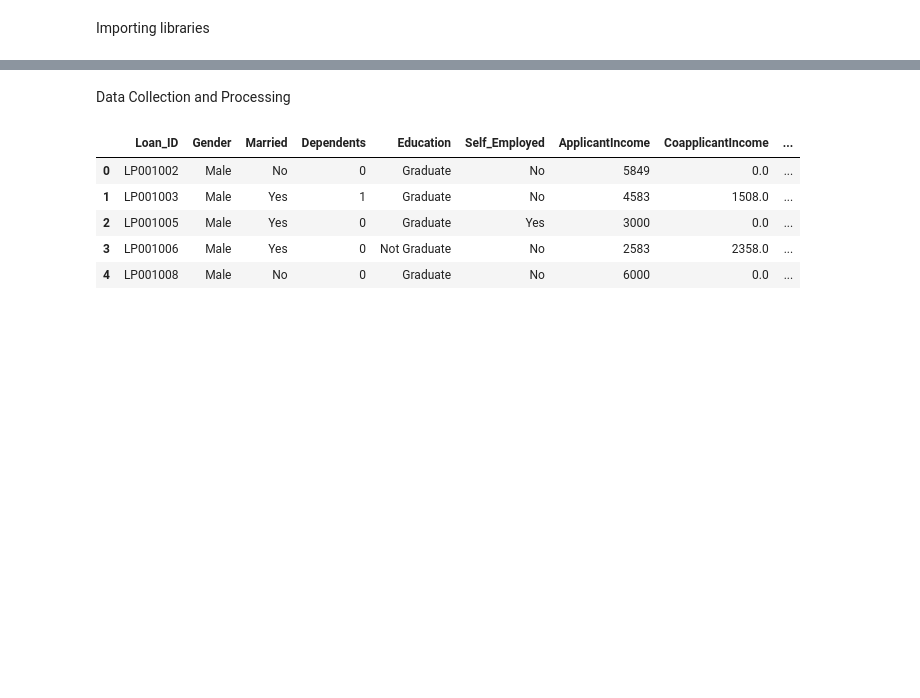
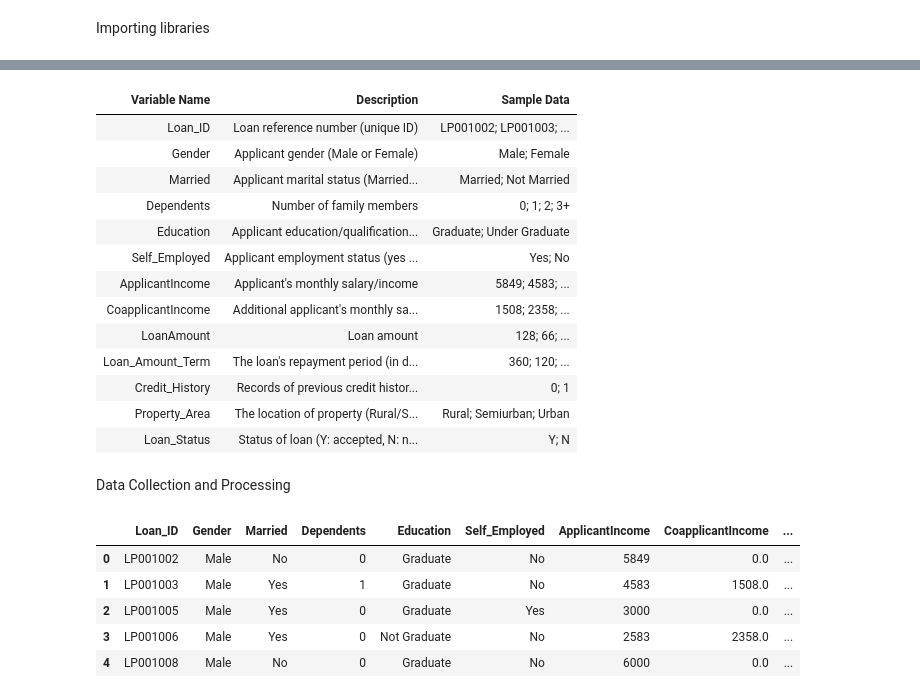
Before and after one commit to adhamashraf7788/Loan-Approval-Prediction, a Jupyter notebook: LogisticRegression.ipynb, the cells around one changed output, grey strips where cells are left out. Saved outputs shown, nothing was run; the diff lists cells and outputs as text; code cells hidden in the pictures; blank space fills up the shorter version.

```diff
--- a/LogisticRegression.ipynb
+++ b/LogisticRegression.ipynb
@@ -11,3 +13,103 @@ import seaborn as sns
+# %%
+from IPython.display import HTML
+
+# Define the HTML table as a string
+html_table = '''
+<table style="width:100%">
+<thead>
+<tr>
+<th style="text-align:center; font-weight: bold; font-size:14px">Variable Name</th>
+<th style="text-align:center; font-weight: bold; font-size:14px">Description</th>
+<th style="text-align:center; font-weight: bold; font-size:14px">Sample Data</th>
+</tr>
+</thead>
+<tbody>
+<tr>
+<td><b>Loan_ID</b></td>
+<td>Loan reference number <br> (unique ID)</td>
+<td>LP001002; LP001003; ...</td>
+</tr>
+<tr>
+<td><b>Gender</b></td>
+<td>Applicant gender <br> (Male or Female)</td>
+<td>Male; Female</td>
+</tr>
+<tr>
+<td><b>Married</b></td>
+<td>Applicant marital status <br> (Married or not married)</td>
+<td>Married; Not Married</td>
+</tr>
+<tr>
+<td><b>Dependents</b></td>
+<td>Number of family members</td>
+<td>0; 1; 2; 3+</td>
+</tr>
+<tr>
+<td><b>Education</b></td>
+<td>Applicant education/qualification <br> (graduate or not graduate)</td>
+<td>Graduate; Under Graduate</td>
+</tr>
+<tr>
+<td><b>Self_Employed</b></td>
+<td>Applicant employment status <br> (yes for self-employed, no for employed/others)</td>
+<td>Yes; No</td>
+</tr>
+<tr>
+<td><b>ApplicantIncome</b></td>
+<td>Applicant's monthly salary/income</td>
+<td>5849; 4583; ...</td>
+</tr>
+<tr>
+<td><b>CoapplicantIncome</b></td>
+<td>Additional applicant's monthly salary/income</td>
+<td>1508; 2358; ...</td>
+</tr>
+<tr>
+<td><b>LoanAmount</b></td>
+<td>Loan amount</td>
+<td>128; 66; ...</td>
+</tr>
+<tr>
+<td><b>Loan_Amount_Term</b></td>
+<td>The loan's repayment period (in days)</td>
+<td>360; 120; ...</td>
+</tr>
+<tr>
+<td><b>Credit_History</b></td>
+<td>Records of previous credit history <br> (0: bad credit history, 1: good credit history)</td>
+<td>0; 1</td>
+</tr>
+<tr>
+<td><b>Property_Area</b></td>
+<td>The location of property <br> (Rural/Semiurban/Urban)</td>
+<td>Rural; Semiurban; Urban</td>
+</tr>
+<tr>
+<td><b>Loan_Status</b></td>
+<td>Status of loan <br> (Y: accepted, N: not accepted)</td>
+<td>Y; N</td>
+</tr>
+</tbody>
+</table>
+'''
+
+# Display the HTML table
+display(HTML(html_table))
+# %% [output]
+| Variable Name | Description | Sample Data |
+| Loan_ID | Loan reference number (unique ID) | LP001002; LP001003; ... |
+| Gender | Applicant gender (Male or Female) | Male; Female |
+| Married | Applicant marital status (Married... | Married; Not Married |
+| Dependents | Number of family members | 0; 1; 2; 3+ |
+| Education | Applicant education/qualification... | Graduate; Under Graduate |
+| Self_Employed | Applicant employment status (yes ... | Yes; No |
+| ApplicantIncome | Applicant's monthly salary/income | 5849; 4583; ... |
+| CoapplicantIncome | Additional applicant's monthly sa... | 1508; 2358; ... |
+| LoanAmount | Loan amount | 128; 66; ... |
+| Loan_Amount_Term | The loan's repayment period (in d... | 360; 120; ... |
+| Credit_History | Records of previous credit histor... | 0; 1 |
+| Property_Area | The location of property (Rural/S... | Rural; Semiurban; Urban |
+| Loan_Status | Status of loan (Y: accepted, N: n... | Y; N |
 # %% [markdown]
 Data Collection and Processing
 # %%
```
Also changed, not shown: parts of 3 cells of this notebook, 8 other files.
